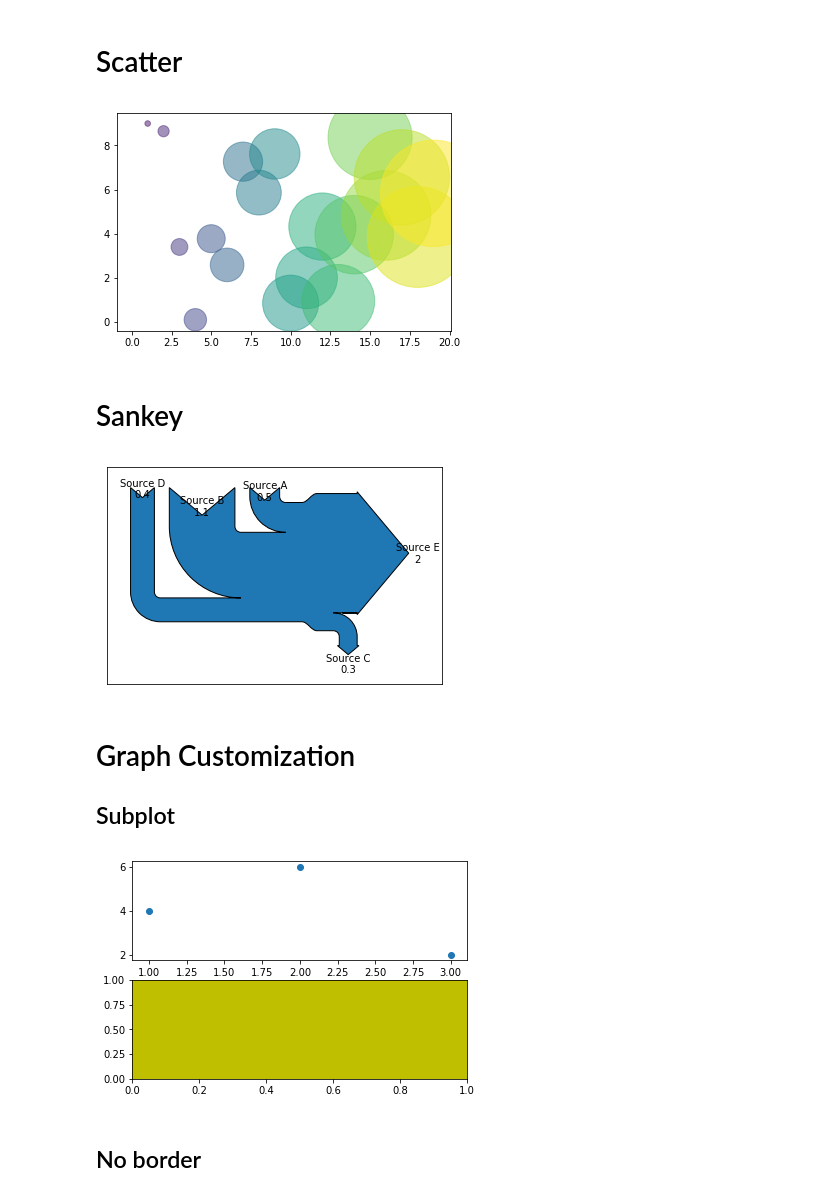
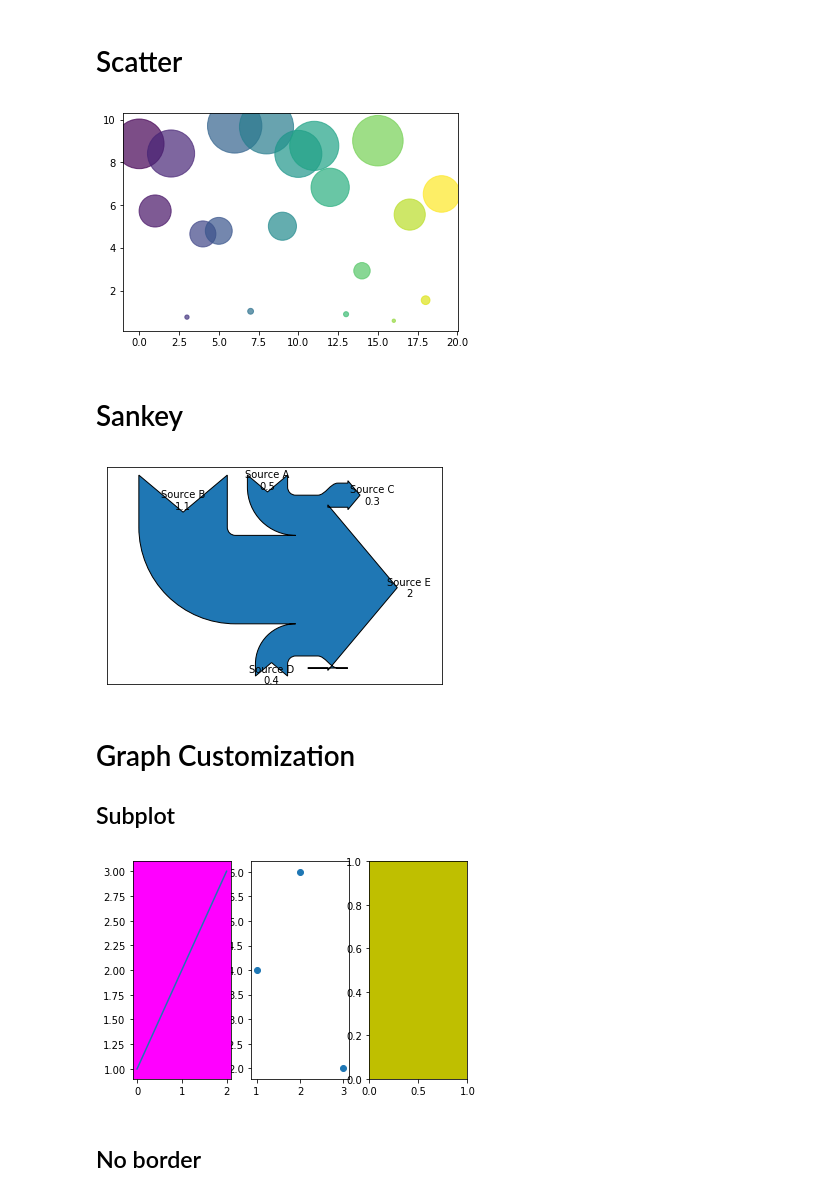
Before and after one commit to howawong/python-for-students, a Jupyter notebook: Data Visualization.ipynb, the cells around one changed output. Cells and saved outputs as stored; diff of their text form; code cells hidden in the pictures.

```diff
--- a/Data Visualization.ipynb
+++ b/Data Visualization.ipynb
@@ -128,38 +135,42 @@ plt.show()
 import random
 x = range(0, 20)
 y = [random.uniform(0, 10) for a in x]
-x2 = [3.14 * a * a * 10 for a in x]
-area =  x2
+x2 = [3.14 * a * a * 10 for a in y]
 colors = x
-plt.scatter(x, y, s=area, c=colors, alpha=0.5)
+plt.scatter(x, y, s=x2, c=colors, alpha=0.7)
 plt.show()
 # %% [output]
-[figure, old version]
+[figure, new version]
 # %% [markdown]
 # Sankey
 # %%
 from matplotlib.sankey import Sankey
 flows = [0.5, 1.1, -0.3, 0.4, -2.0]
-labels = ['Source A', 'Source B', 'Source C', 'Source D', 'Source E']
-orientations = [1, 1, -1 , 1, 0]
+labels = ['Source A',
+          'Source B',
+          'Source C',
+          'Source D',
+          'Source E']
+orientations = [1, 1, 0 , -1, 0]
 Sankey(flows=flows,
        labels=labels,
        orientations=orientations).finish()
 plt.show()
 # %% [output]
-[figure, old version]
+[figure, new version]
 # %% [markdown]
 # Graph Customization
 
 ## Subplot
 # %%
+plt.subplot(1, 3, 2)
+plt.scatter([1, 2, 3], [4 ,6 , 2])
+plt.subplot(1,3, 1, facecolor='#FF00FF')
 plt.plot([1,2,3])
-plt.subplot(211)
-plt.scatter([1, 2, 3], [4 ,6 , 2])
-plt.subplot(212, facecolor='y')
+plt.subplot(1, 3, 3, facecolor='y')
 plt.show()
 # %% [output]
-[figure, old version]
+[figure, new version]
 # %% [markdown]
 ## No border
 # %%
```
Also changed, not shown: parts of 14 cells of this notebook.
